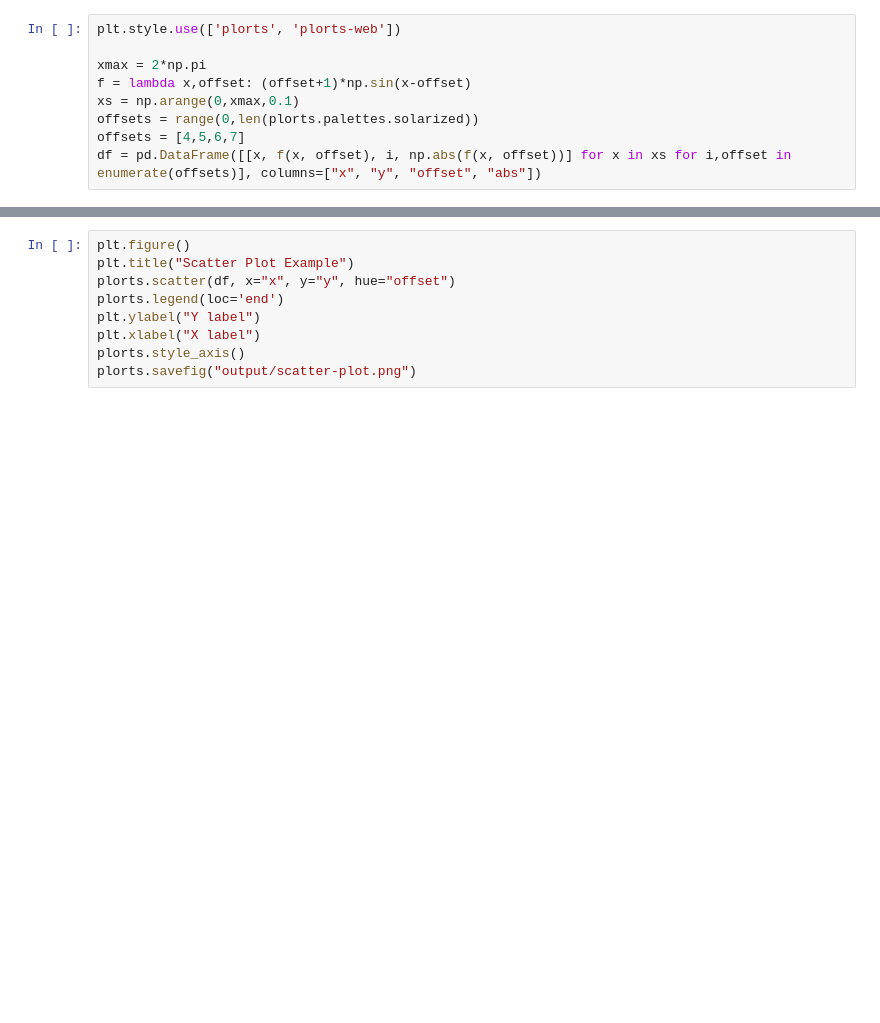
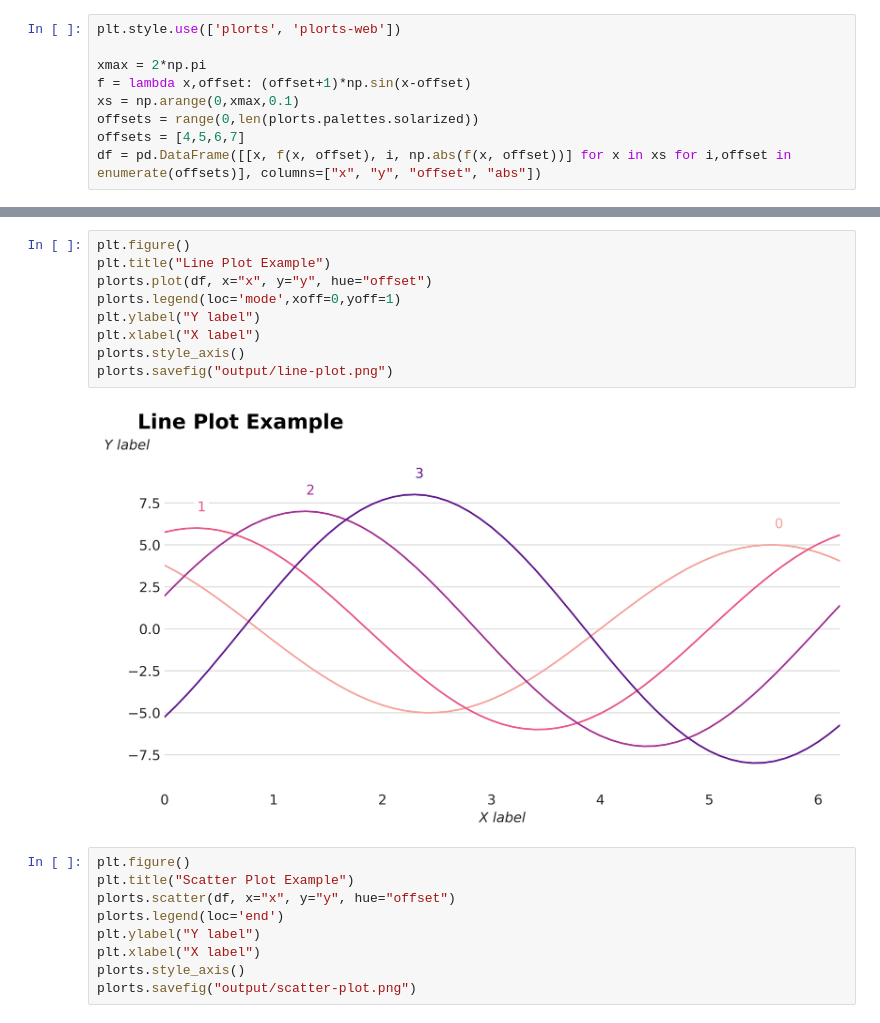
Before and after one commit to brucespang/plorts, a Jupyter notebook: Sample.ipynb, the cells around one changed output, grey strips where cells are left out. Cells and saved outputs as stored; diff of their text form; blank space fills up the shorter version.

```diff
--- a/Sample.ipynb
+++ b/Sample.ipynb
@@ -33,4 +33,15 @@ findfont: Font family ['Lato'] not found. Falling back to DejaVu Sans.
 [figure]
+# %%
+plt.figure()
+plt.title("Line Plot Example")
+plorts.plot(df, x="x", y="y", hue="offset")
+plorts.legend(loc='mode',xoff=0,yoff=1)
+plt.ylabel("Y label")
+plt.xlabel("X label")
+plorts.style_axis()
+plorts.savefig("output/line-plot.png")
+# %% [output]
+[figure, added]
 # %%
 plt.figure()
 plt.title("Scatter Plot Example")
```
Also changed, not shown: parts of 2 cells of this notebook, 2 other files.
